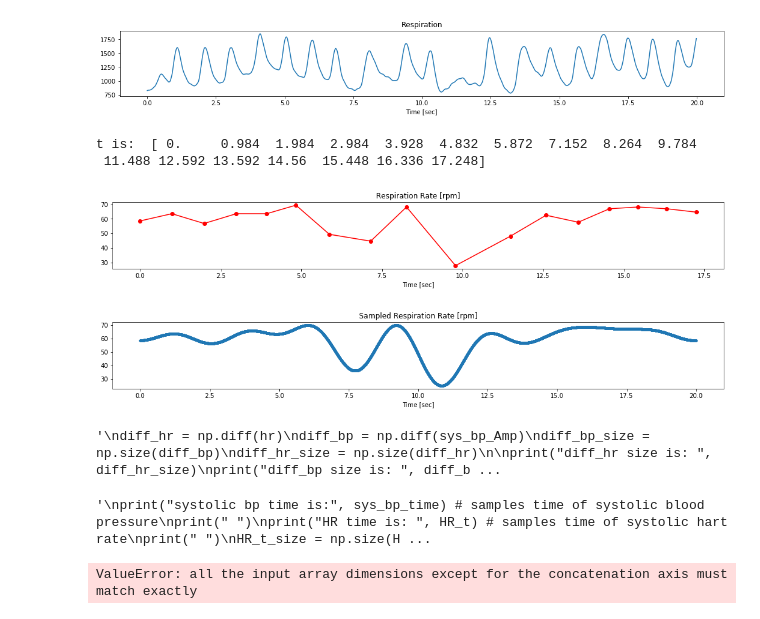
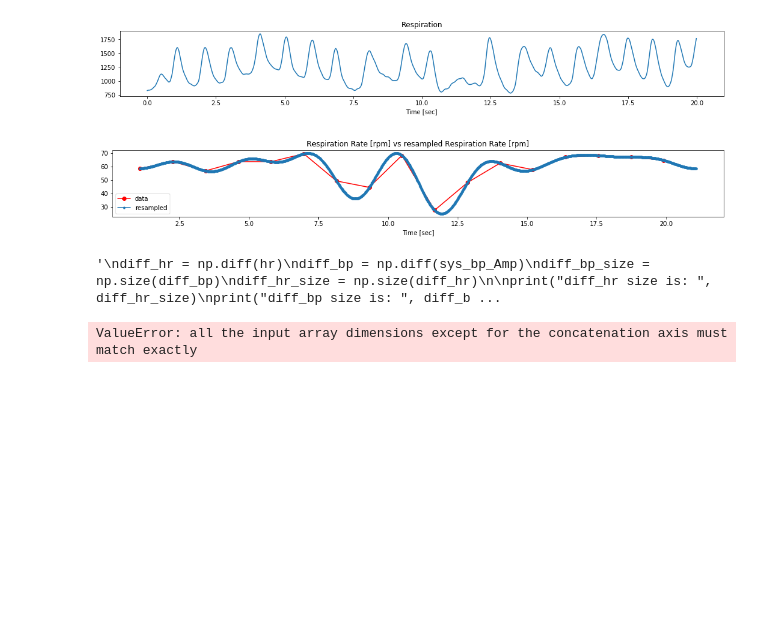
Before and after one commit to vnsasson/SLDS, a Jupyter notebook: My_code.ipynb, the cells around one changed output. Cells and saved outputs as stored; diff of their text form; code cells hidden in the pictures; blank space fills up the shorter version.

```diff
--- a/My_code.ipynb
+++ b/My_code.ipynb
@@ -200,7 +180,12 @@ plt.show()
 import csv
 import matplotlib.pyplot as plt
 import numpy as np
-t = np.arange(0, 20, 0.016)
+START_POINT = 0
+END_POINT = 20
+F = 100
+
+
+t = np.arange(START_POINT, 20, 0.016)
 size = len(t)
 #print(size)
 resp = []
@@ -212,55 +197,48 @@ with open('samples/268269-2431-MDC_RESP-62.5.csv', 'r') as f:
     resp = resp[:size]
     plt.figure(figsize=(18, 2))
     plt.plot(t,resp)
     plt.title('Respiration')
     plt.xlabel('Time [sec]')
     plt.show()
 
 peaks_ind, _ = find_peaks(resp, height=1300)
 resp = np.asarray(resp)
 peaks_time = peaks_ind*[0.016] # moving from indexes to time domain
 T = np.diff(peaks_time) # time space between every two peaks - period time
 f = 1/T # frecuency - resp per second
-resp = f*60 # respiration rate = respiration per minute
+resp_rate = f*60 # respiration rate = respiration per minute
 peaks_time = peaks_time[:-1] # delete the last column - to be in the same length
-t = peaks_time + (T/2) # we set the time to be between two peaks
-t = t - t[0] # make t start from 0
-print("t is: ", t)
+first = peaks_time[0]
+#print("resp_rate is:", resp_rate)
+#print("")
+#print("resp_rate size is:", len(resp_rate))
+#print("")
 
-samples = 10000
-res_sampled_graph = signal.resample(resp, samples)
-t_new = np.arange(0, 20, 20/samples)
-
-
+t = np.linspace(START_POINT+first, END_POINT+first, len(resp_rate), endpoint=False)
+samples = F*(END_POINT-START_POINT)
+res_sampled_graph = signal.resample(resp_rate, samples)
+tnew = np.linspace(START_POINT+first, END_POINT+first, samples,  endpoint=False)
 
 
 plt.figure(figsize=(18, 2))
-plt.plot(t,resp,'ro-')
-plt.title('Respiration Rate [rpm]')
+plt.plot(t,resp_rate,'ro-')
+plt.plot(tnew, res_sampled_graph,'.-')
+plt.title('Respiration Rate [rpm] vs resampled Respiration Rate [rpm]')
 plt.xlabel('Time [sec]')
-plt.show()
-
-
-plt.figure(figsize=(18, 2))
-plt.plot(t_new, res_sampled_graph,'.-')
-plt.title('Sampled Respiration Rate [rpm]')
-plt.xlabel('Time [sec]')
+plt.legend(['data', 'resampled'], loc='best')
 plt.show()
 
 
 ###################### showing peaks ##########
 #print(peaks.shape)
 #print(peaks)
 #plt.figure(figsize=(18, 2))
 #plt.plot(resp)
 #plt.plot(peaks, resp[peaks], "x")
 #plt.show()
 # %% [output]
 [figure]
-t is:  [ 0.     0.984  1.984  2.984  3.928  4.832  5.872  7.152  8.264  9.784
- 11.488 12.592 13.592 14.56  15.448 16.336 17.248]
-[figure, old version]
+[figure, new version]
-[figure, removed]
 # %%
 """
 diff_hr = np.diff(hr)
@@ -281,24 +259,6 @@ plt.scatter(diff_hr, diff_bp, marker='o')
 """
 # %% [output]
 '\ndiff_hr = np.diff(hr)\ndiff_bp = np.diff(sys_bp_Amp)\ndiff_bp_size = np.size(diff_bp)\ndiff_hr_size = np.size(diff_hr)\n\nprint("diff_hr size is: ", diff_hr_size)\nprint("diff_bp size is: ", diff_b ...
-# %%
-############ trying sample hr and bp
-"""
-print("systolic bp time is:", sys_bp_time) # samples time of systolic blood pressure
-print(" ")
-print("HR time is: ", HR_t) # samples time of systolic hart rate
-print(" ")
-HR_t_size = np.size(HR_t)
-
-sys_bp_in_HR_time = [0]*HR_t_size # array - size of hart rate time vector
-print(sys_bp_in_HR_time)
-#i=0
-#while (i < HR_t_size) {
-#  sys_bp_in_HR_time[i] = sys_bp_Amp[]
-#}
-"""
-# %% [output]
-'\nprint("systolic bp time is:", sys_bp_time) # samples time of systolic blood pressure\nprint(" ")\nprint("HR time is: ", HR_t) # samples time of systolic hart rate\nprint(" ")\nHR_t_size = np.size(H ...
 # %%
 #*********************************************   Estimated vs Original  *********************************
 
```
Also changed, not shown: parts of 4 cells of this notebook.
